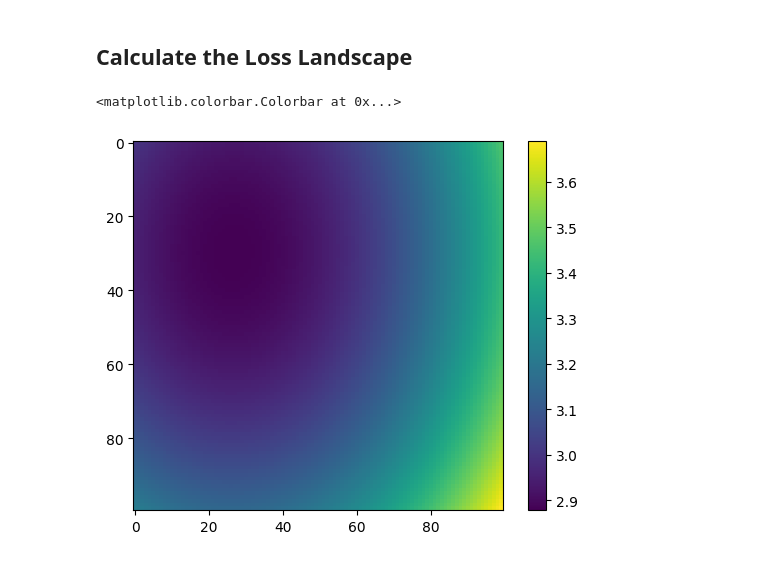
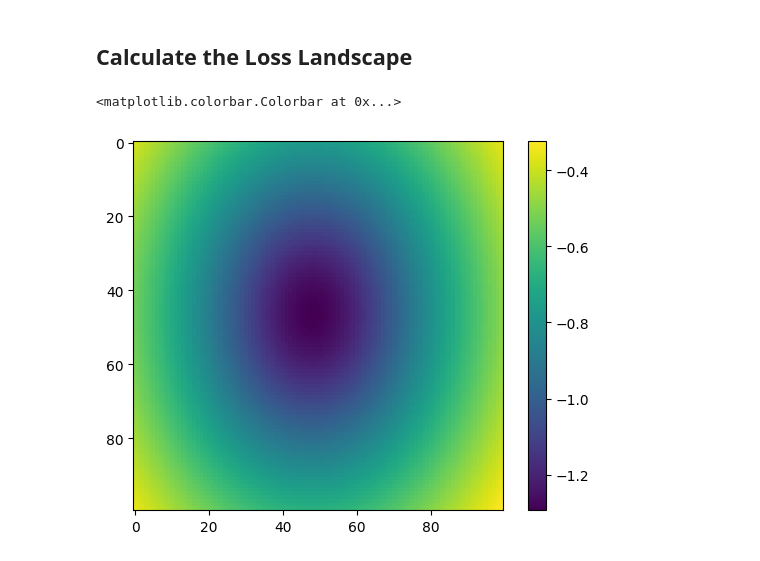
Before and after one commit to daleas0120/townhall_tutorial, a Jupyter notebook: nb1_loss_landscape.ipynb, the cells around one changed output. Saved outputs shown, nothing was run; the diff lists cells and outputs as text; code cells hidden in the pictures.

```diff
--- a/nb1_loss_landscape.ipynb
+++ b/nb1_loss_landscape.ipynb
@@ -180,8 +183,11 @@ eig2_step = eig2/n_steps
 
 loss_landscape = []
 
-for i in range(1, n_steps+1):
+for _ in range(0, n_steps):
   row = []
+
+  loss_landscape_model.linear.weight.data = loss_landscape_model.linear.weight.data + eig2_step[:, :-1]
+  loss_landscape_model.linear.bias.data = loss_landscape_model.linear.bias.data + eig2_step[:, -1]
 
   for j in range(1, n_steps+1):
     loss_landscape_model.linear.weight.data = loss_landscape_model.linear.weight.data + eig1_step[:, :-1]
@@ -194,12 +200,9 @@ for i in range(1, n_steps+1):
 
   loss_landscape_model.linear.weight.data = loss_landscape_model.linear.weight.data - j*eig1_step[:, :-1]
   loss_landscape_model.linear.bias.data = loss_landscape_model.linear.bias.data - j*eig1_step[:, -1]
-
-  loss_landscape_model.linear.weight.data = loss_landscape_model.linear.weight.data + eig2_step[:, :-1]
-  loss_landscape_model.linear.bias.data = loss_landscape_model.linear.bias.data + eig2_step[:, -1]
 # %%
-plt.imshow(loss_landscape)
+plt.imshow(np.log10(loss_landscape))
 plt.colorbar()
 # %% [output]
 <matplotlib.colorbar.Colorbar at 0x...>
-[figure, old version]
+[figure, new version]
```
Also changed, not shown: parts of 5 cells of this notebook.
